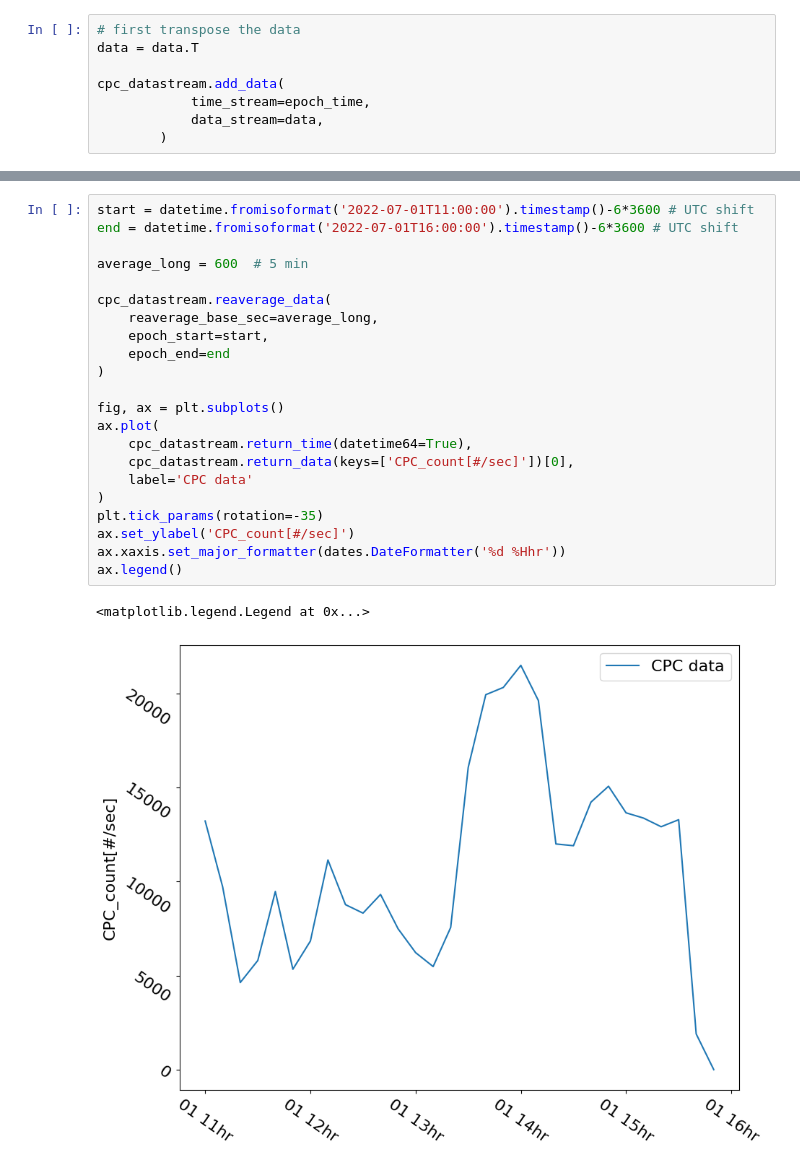
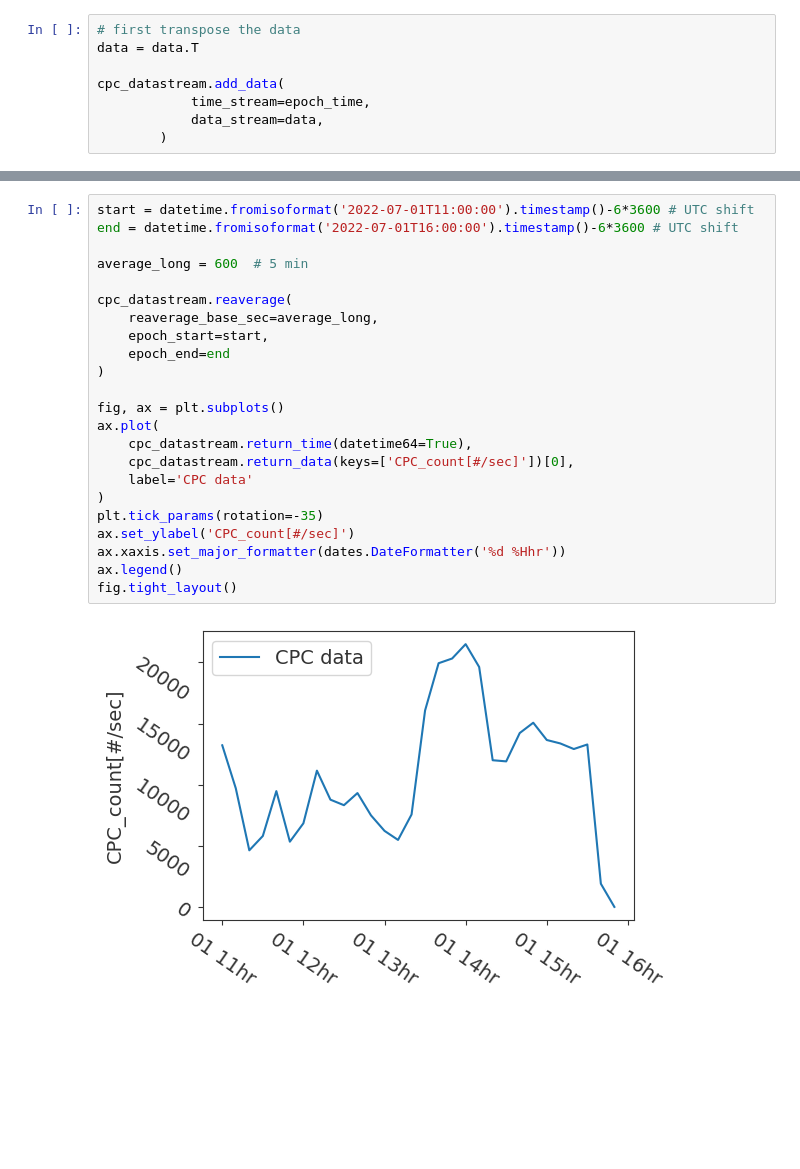
Before and after one commit to uncscode/datacula, a Jupyter notebook: docs/examples/Example_DataStream_loading.ipynb, the cells around one changed output, grey strips where cells are left out. Drawn from its saved outputs; the diff is of its cells as text; blank space fills up the shorter version.

```diff
--- a/docs/examples/Example_DataStream_loading.ipynb
+++ b/docs/examples/Example_DataStream_loading.ipynb
@@ -269,25 +325,25 @@ ax.legend()
 # %%
 start = datetime.fromisoformat('2022-07-01T11:00:00').timestamp()-6*3600 # UTC shift
 end = datetime.fromisoformat('2022-07-01T16:00:00').timestamp()-6*3600 # UTC shift
 
 average_long = 600  # 5 min
 
-cpc_datastream.reaverage_data(
+cpc_datastream.reaverage(
     reaverage_base_sec=average_long,
     epoch_start=start,
     epoch_end=end
 )
 
 fig, ax = plt.subplots()
 ax.plot(
     cpc_datastream.return_time(datetime64=True),
     cpc_datastream.return_data(keys=['CPC_count[#/sec]'])[0],
     label='CPC data'
 )
 plt.tick_params(rotation=-35)
 ax.set_ylabel('CPC_count[#/sec]')
 ax.xaxis.set_major_formatter(dates.DateFormatter('%d %Hhr'))
 ax.legend()
+fig.tight_layout()
 # %% [output]
-<matplotlib.legend.Legend at 0x...>
-[figure, old version]
+[figure, new version]
```
Also changed, not shown: parts of 15 cells of this notebook, 16 other files.
